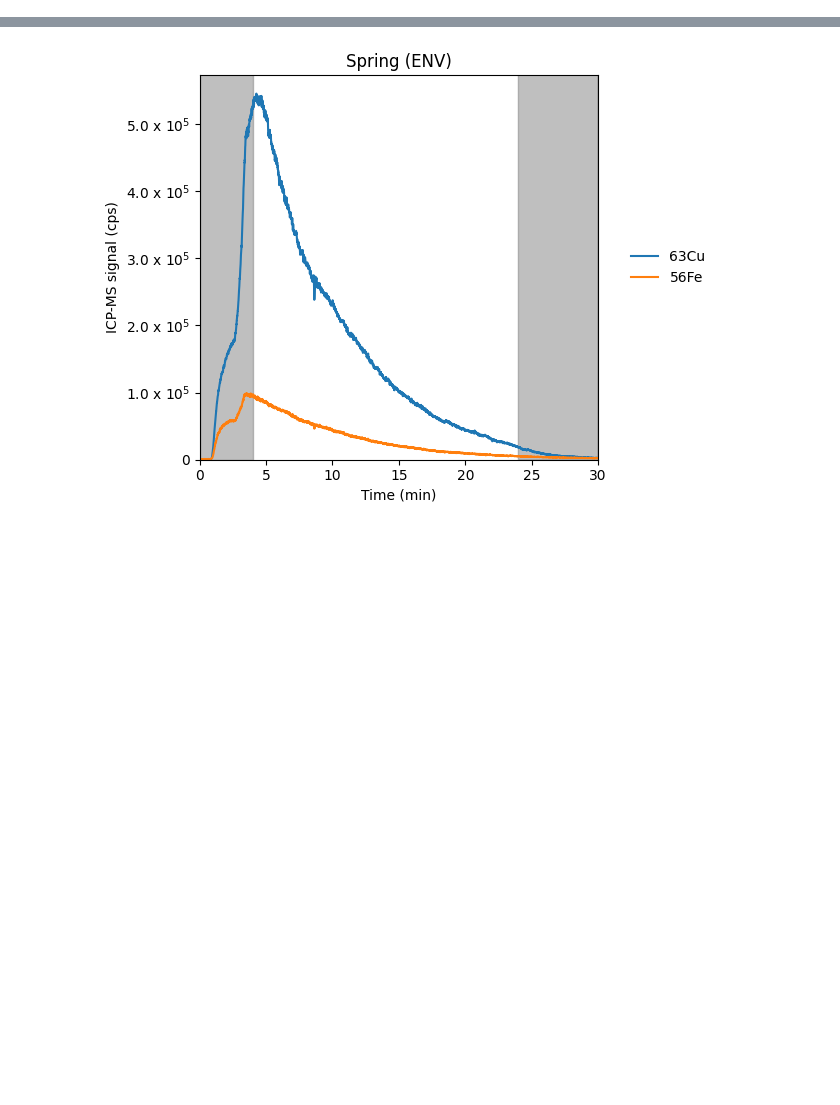
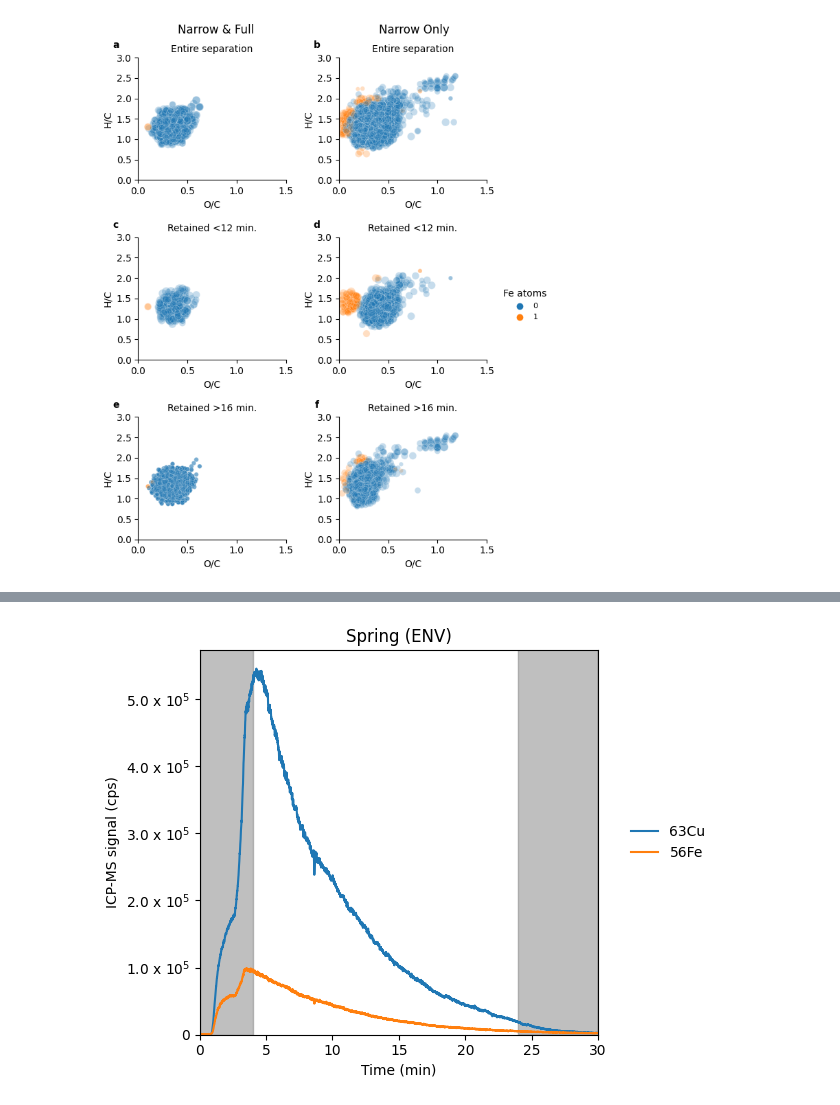
Before and after one commit to rboiteau/CoreMS, a Jupyter notebook: figs-mzwindowing.ipynb, the cells around one changed output, grey strips where cells are left out. Saved outputs shown, nothing was run; the diff lists cells and outputs as text; code cells hidden in the pictures; blank space fills up the shorter version.

```diff
--- a/figs-mzwindowing.ipynb
+++ b/figs-mzwindowing.ipynb
@@ -40,3 +40,21 @@ import corems.lc_icpms_ftms.calc.lc_icrms_helpers as lcmsfns
 import importlib
 
 from matplotlib.ticker import (MultipleLocator, AutoMinorLocator)
+svdir = '/Users/christiandewey/Library/CloudStorage/GoogleDrive-christian.w.dewey@gmail.com/My Drive/manuscripts/2023_Dewey-Boiteau-etal_mz-windowing/figures/'
+# %%
+## PLOTTING FUNCS
+def vanKrevelen(df,ax,hcol,col,leg=False):
+    if leg is False:
+        ax = sns.scatterplot(data=df,x='O/C',y='H/C',size = (df['Peak Height']/max(df['Peak Height'])),hue = hcol,ax = ax,sizes=(20, 100),color=col,alpha = 0.25, legend=False) #(df['Peak Height']/max(df['Peak Height']))  (df['Peak Height']/max(df['Peak Height']))
+        ax.set_ylim(0.,3.)
+        ax.set_xlim(0.,1.5)
+    else:
+        ax = sns.scatterplot(data=df,x='O/C',y='H/C',size = (df['Peak Height']/max(df['Peak Height'])),hue = hcol,ax = ax,sizes=(20, 100),color=col,alpha = 0.25) #(df['Peak Height']/max(df['Peak Height']))  (df['Peak Height']/max(df['Peak Height']))
+        ax.set_ylim(0.,3.)
+        ax.set_xlim(0.,1.5)
+
+def panelLabel(ax,lbl):
+    ax.text(-.15, 1.1,lbl,
+    horizontalalignment='center',
+    verticalalignment='center',
+    transform = ax.transAxes, fontweight='bold', fontsize = 10)
@@ -42,0 +310,77 @@ from matplotlib.ticker import (MultipleLocator, AutoMinorLocator)
+# %%
+## FIGURES 2&3 van Krevelen plots for (i) features in narrow and full windows and (ii) features not in full window, with N and Fe coloring for different S/N bins
+
+time = 12
+time2 = 16
+snthresh = 5
+snthresh_low = 0
+el = 'Fe'
+ttt = 'vanKrevelen_Fe_0-SN-5.pdf'
+fig,((ax,ax4),(ax2,ax5),(ax3,ax6)) = plt.subplots(3,2,figsize = (6,8))
+
+df = features_in_all[(features_in_all['S/N']<snthresh)& (features_in_all['S/N']>snthresh_low)]
+vanKrevelen(df,ax,el,'C0')
+ax.set_title('Entire separation', size = 10)
+
+df = features_in_all[(features_in_all['Time']<time) & (features_in_all['S/N']<snthresh) & (features_in_all['S/N']>snthresh_low)]
+vanKrevelen(df,ax2,el,'C0')
+ax2.set_title('Retained <%s min.' %time, size = 10)
+
+df = features_in_all[features_in_all['Time']>time2 & (features_in_all['S/N']<snthresh)& (features_in_all['S/N']>snthresh_low)]
+vanKrevelen(df,ax3,el,'C0')
+ax3.set_title('Retained >%s min.' %time2, size = 10)
+
+
+dfm = features_not_in_full
+
+df = dfm[(dfm['S/N']<snthresh)& (dfm['S/N']>snthresh_low)]
+vanKrevelen(df,ax4,el,'C1')
+ax4.set_title('Entire separation', size = 10)
+
+df = dfm[(dfm['Time']<time) & (dfm['S/N']<snthresh)& (dfm['S/N']>snthresh_low)]
+vanKrevelen(df,ax5,el,'C1')
+ax5.set_title('Retained <%s min.' %time, size = 10)
+
+df = dfm[(dfm['Time']>time2) & (dfm['S/N']<snthresh)& (dfm['S/N']>snthresh_low)]
+vanKrevelen(df,ax6,el,'C1',leg=True)
+ax6.set_title('Retained >%s min.' %time2, size = 10)
+h, l = ax6.get_legend_handles_labels()
+legend = ax6.legend()
+legend.remove()
+
+if el == 'Fe':
+    L = fig.legend(h[1:3],l[1:3],title = 'Fe atoms',fontsize = 8, frameon = False, bbox_to_anchor = (0.98, 0.5), loc = 'center left')
+    L.get_texts()[0].set_text('0')
+    L.get_texts()[1].set_text('1')
+
+elif el == 'N':
+    L = fig.legend(h[1:6],l[1:6],title = 'N atoms',fontsize = 8, frameon = False, bbox_to_anchor = (0.98, 0.5), loc = 'center left')
+    L.get_texts()[0].set_text('0')
+    L.get_texts()[1].set_text('1')
+    L.get_texts()[2].set_text('2')
+    L.get_texts()[3].set_text('3')
+    L.get_texts()[4].set_text('4')
+
+
+plt.setp(L.get_title(),fontsize=10)
+
+axs = [ax, ax2, ax3, ax4, ax5, ax6]
+lbls = ['a','c','e','b','d','f']
+for ax, lbl in zip(axs,lbls):
+    panelLabel(ax,lbl)
+
+fig.tight_layout()
+fig.text(0.3, 1.0,'Narrow & Full',
+    horizontalalignment='center',
+    verticalalignment='center', fontsize = 12)
+
+fig.text(0.78, 1.0,'Narrow Only',
+    horizontalalignment='center',
+    verticalalignment='center', fontsize = 12)
+
+
+sns.despine()
+
+plt.savefig(svdir+ttt, bbox_inches = 'tight')
+# %% [output]
+[figure, added]
```
Also changed, not shown: parts of 5 cells of this notebook, 2 other files.
